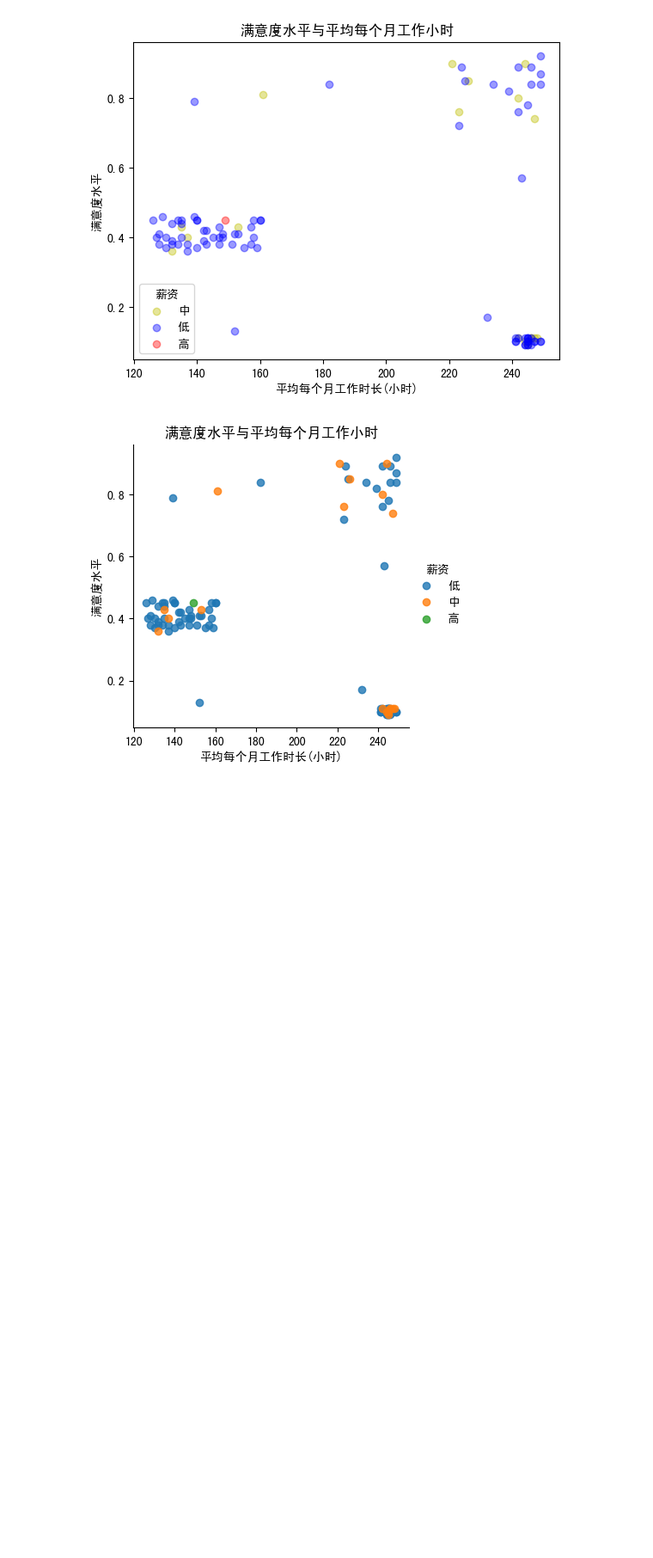
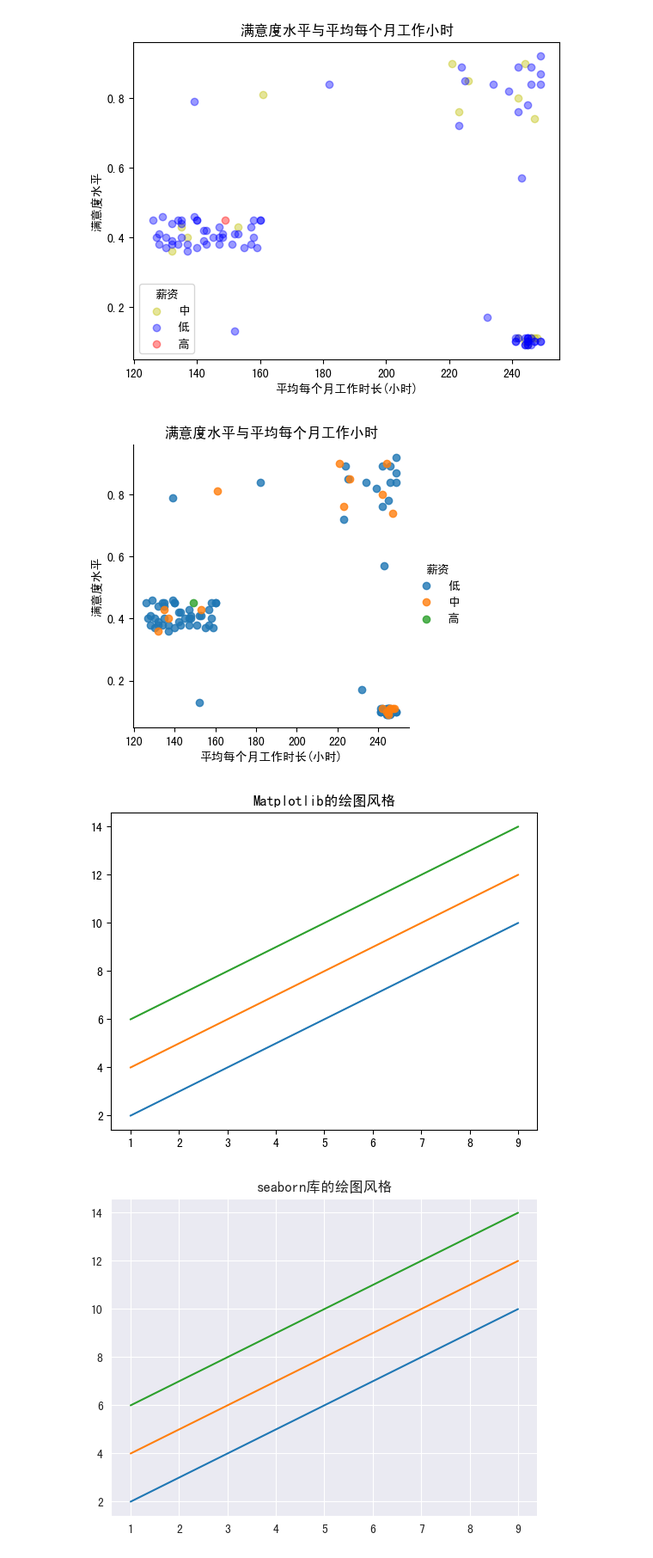
Before and after one commit to YcSaber/SchoolPyLesson1, a Jupyter notebook: data visualization/4/code/4-1.ipynb, the cells around one changed output. Shown at 86% size. Drawn from its saved outputs; the diff is of its cells as text; code cells hidden in the pictures; blank space fills up the shorter version.

```diff
--- a/data visualization/4/code/4-1.ipynb
+++ b/data visualization/4/code/4-1.ipynb
@@ -36,3 +36,28 @@ plt.title('满意度水平与平均每个月工作小时')
 plt.show()
 # %% [output]
 [figure]
+# %%
+# 偏移直线图像展示绘图风格
+plt.rcParams['axes.unicode_minus'] = False
+x = np.arange(1,10,2)
+y1 = x + 1
+y2 = x + 3
+y3 = x + 5
+# 绘制三条不同的直线
+# 第一部分,matplotlib的绘图风格
+plt.title('Matplotlib的绘图风格')
+plt.plot(x,y1)
+plt.plot(x,y2)
+plt.plot(x,y3)
+plt.show()
+# 第二部分,使用seaborn绘图
+sns.set_style('darkgrid') #h设置绘图风格(全黑风格)
+sns.set_style({'font.sans-serif':['simhei','Arial']})
+sns.lineplot(x=x,y=y1)
+sns.lineplot(x=x,y=y2)
+sns.lineplot(x=x,y=y3)
+plt.title('seaborn库的绘图风格')
+plt.show()
+# %% [output]
+[figure, added]
+[figure, added]
```
Also changed, not shown: parts of 5 cells of this notebook, 1 other file.
